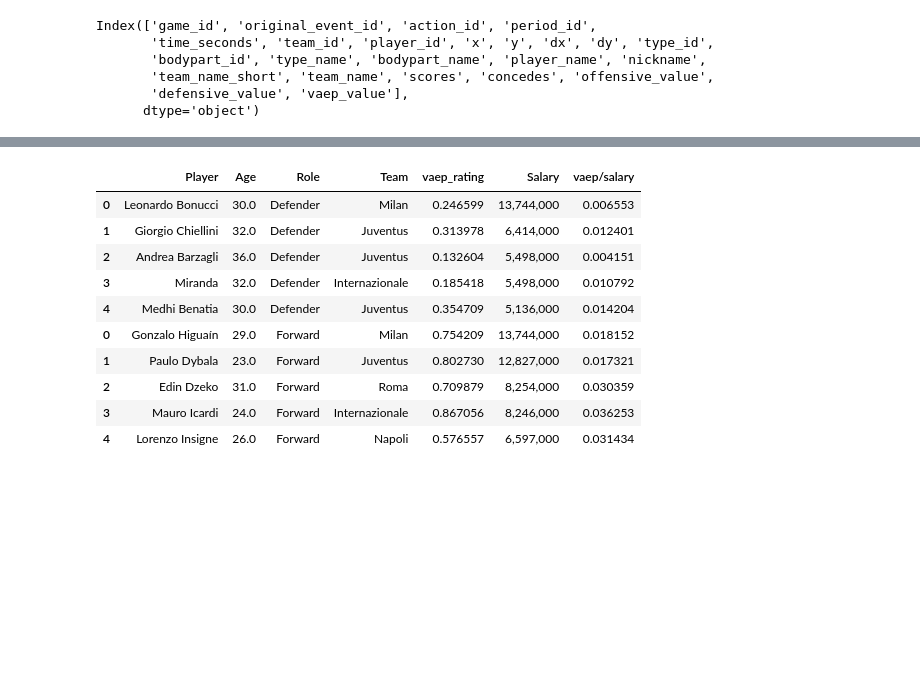
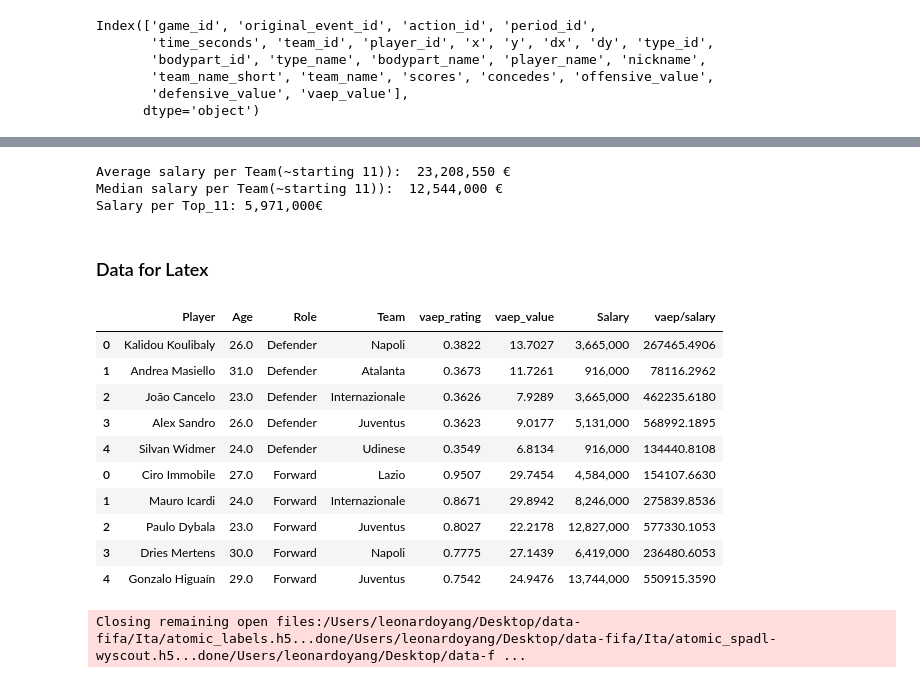
Before and after one commit to leonardoy99/Thesis_Moneyball, a Jupyter notebook: Code/Atomic_SPADL_ITA.ipynb, the cells around one changed output, grey strips where cells are left out. Saved outputs shown, nothing was run; the diff lists cells and outputs as text; code cells hidden in the pictures; blank space fills up the shorter version.

```diff
--- a/Code/Atomic_SPADL_ITA.ipynb
+++ b/Code/Atomic_SPADL_ITA.ipynb
@@ -73,6 +43,7 @@ Data columns (total 6 columns):
 dtypes: int64(2), object(4)
 memory usage: 464.0+ bytes
 # %%
+comp = ['Italy']
 selected_competitions = competitions[(competitions['country_name'] =='Italy')]
 selected_competitions
 # %% [output]
@@ -306,13 +264,3 @@ for shot in list(atomic_actions[(atomic_actions.type_name == "goal")][2:3].index
-# %%
-df_players = pd.read_json('/Users/leonardoyang/Desktop/Tesi/Wyscout/raw/players.json')
-df_players = df_players[['wyId','shortName','role']]
-
-Role = []
-for i in range(len(df_players)):
-    Role.append(df_players['role'][i]['name'])
-
-df_players['Role'] = Role
-df_players.drop('role', axis = 1,inplace = True)
 # %% [markdown]
 ## Compute features and labels
 # %%
@@ -583,0 +489,4 @@ copy[['player_name','Role','Team','vaep_rating']]
+# %%
+stats = pickle.load(open('players_ita.sav', 'rb'))
+stats = stats[stats.minutes_played > 1710] # at least 19 full games played
+stats.sort_values("vaep_rating",ascending=False)[:10]
@@ -703,0 +534,20 @@ top_11[['Player','Age','Role','Team','vaep_rating','Salary','vaep/salary']]
+# %%
+#Retrieve player full name and surname
+players['Name'] =[players['player_name'][i-1:i].values[0].split()[0] for i in range(1,len(players.player_name)+1)]
+players['Surname'] =[players['player_name'][i-1:i].values[0].split()[-1] for i in range(1,len(players.player_name)+1)]
+giocatori = stats.merge(players, on = 'player_id').drop(['nickname'], axis = 1)
+#giocatori = giocatori[giocatori['minutes_played']>1710]
+
+#Merge players' stats and salary based on surname,name. Those players not matched due to language barriers were manually added by including their WyID in the salary data.
+df = pd.merge(giocatori,ita, on = ['Name','Surname'], how = 'left').sort_values('Annual Gross(IN EUR)', ascending = False).rename(columns={'Annual Gross(IN EUR)':'Salary'})
+df = df[['player_id','Player','Age','Role_x','Team_x','vaep_value','offensive_value','defensive_value','count','minutes_played','vaep_rating','Salary']]
+missing = pd.merge(df,ita, left_on = 'player_id', right_on = 'ID')
+missing = missing[['player_id','Player_y','Age_y','Role_x','Team_x','vaep_value','offensive_value','defensive_value','count','minutes_played','vaep_rating','Annual Gross(IN EUR)']]
+missing.rename(columns={'Player_y':'Player','Age_y':'Age','Annual Gross(IN EUR)':'Salary'}, inplace = True)
+
+df = pd.concat([df,missing]).rename(columns = {'Role_x':'Role','Team_x':'Team'}).reset_index(drop=True)
+df = df.dropna().drop('player_id', axis = 1)
+#Create VAEP/Salary
+df['vaep/salary'] = df['Salary'] / df['vaep_value']
+display(df[(df['Role']=='Defender')].sort_values('vaep/salary',ascending = False).groupby('Role').mean())
+display(df[(df['Role']=='Forward')].sort_values('vaep/salary',ascending = False).groupby('Role').mean())
@@ -704,18 +601,30 @@ top_11[['Player','Age','Role','Team','vaep_rating','Salary','vaep/salary']]
+# %%
+print("Average salary per Team(~starting 11)): ",('{:,}'.format(int(df.groupby('Team').sum()['Salary'].mean()))),"€")
+print("Median salary per Team(~starting 11)): ",('{:,}'.format(int(df.groupby('Team').sum()['Salary'].median()))),"€")
+print("Salary per Top_11: " + ('{:,}'.format(int(top_11.Salary.sum()))+ "€"))
+# %% [output]
+Average salary per Team(~starting 11)):  23,208,550 €
+Median salary per Team(~starting 11)):  12,544,000 €
+Salary per Top_11: 5,971,000€
+# %% [markdown]
+### Data for Latex
 # %%
-d = df[df['Role']=='Defender'].sort_values('Salary',ascending = False)[['Player','Age','Role','Team','vaep_rating','Salary','vaep/salary']][:5].reset_index(drop = True)
-a = df[df['Role']=='Forward'].sort_values('Salary',ascending = False)[['Player','Age','Role','Team','vaep_rating','Salary','vaep/salary']][:5].reset_index(drop = True)
+d = df[df['Role']=='Defender'].sort_values('vaep_rating',ascending = False)[['Player','Age','Role','Team','vaep_rating','vaep_value','Salary','vaep/salary']][:5].reset_index(drop = True)
+a = df[df['Role']=='Forward'].sort_values('vaep_rating',ascending = False)[['Player','Age','Role','Team','vaep_rating','vaep_value','Salary','vaep/salary']][:5].reset_index(drop = True)
 sal = pd.concat([d,a])
 sal['Salary'] = sal['Salary'].astype(int).map('{:,}'.format)
+sal.loc[:,'vaep_rating':] = sal.loc[:,'vaep_rating':].round(4)
 sal
 # %% [output]
-|  | Player | Age | Role | Team | vaep_rating | Salary | vaep/salary |
-| 0 | Leonardo Bonucci | 30.0 | Defender | Milan | 0.246599 | 13,744,000 | 0.006553 |
-| 1 | Giorgio Chiellini | 32.0 | Defender | Juventus | 0.313978 | 6,414,000 | 0.012401 |
-| 2 | Andrea Barzagli | 36.0 | Defender | Juventus | 0.132604 | 5,498,000 | 0.004151 |
-| 3 | Miranda | 32.0 | Defender | Internazionale | 0.185418 | 5,498,000 | 0.010792 |
-| 4 | Medhi Benatia | 30.0 | Defender | Juventus | 0.354709 | 5,136,000 | 0.014204 |
-| 0 | Gonzalo Higuaín | 29.0 | Forward | Milan | 0.754209 | 13,744,000 | 0.018152 |
-| 1 | Paulo Dybala | 23.0 | Forward | Juventus | 0.802730 | 12,827,000 | 0.017321 |
-| 2 | Edin Dzeko | 31.0 | Forward | Roma | 0.709879 | 8,254,000 | 0.030359 |
-| 3 | Mauro Icardi | 24.0 | Forward | Internazionale | 0.867056 | 8,246,000 | 0.036253 |
-| 4 | Lorenzo Insigne | 26.0 | Forward | Napoli | 0.576557 | 6,597,000 | 0.031434 |
+|  | Player | Age | Role | Team | vaep_rating | vaep_value | Salary | vaep/salary |
+| 0 | Kalidou Koulibaly | 26.0 | Defender | Napoli | 0.3822 | 13.7027 | 3,665,000 | 267465.4906 |
+| 1 | Andrea Masiello | 31.0 | Defender | Atalanta | 0.3673 | 11.7261 | 916,000 | 78116.2962 |
+| 2 | João Cancelo | 23.0 | Defender | Internazionale | 0.3626 | 7.9289 | 3,665,000 | 462235.6180 |
+| 3 | Alex Sandro | 26.0 | Defender | Juventus | 0.3623 | 9.0177 | 5,131,000 | 568992.1895 |
+| 4 | Silvan Widmer | 24.0 | Defender | Udinese | 0.3549 | 6.8134 | 916,000 | 134440.8108 |
+| 0 | Ciro Immobile | 27.0 | Forward | Lazio | 0.9507 | 29.7454 | 4,584,000 | 154107.6630 |
+| 1 | Mauro Icardi | 24.0 | Forward | Internazionale | 0.8671 | 29.8942 | 8,246,000 | 275839.8536 |
+| 2 | Paulo Dybala | 23.0 | Forward | Juventus | 0.8027 | 22.2178 | 12,827,000 | 577330.1053 |
+| 3 | Dries Mertens | 30.0 | Forward | Napoli | 0.7775 | 27.1439 | 6,419,000 | 236480.6053 |
+| 4 | Gonzalo Higuaín | 29.0 | Forward | Juventus | 0.7542 | 24.9476 | 13,744,000 | 550915.3590 |
+Closing remaining open files:/Users/leonardoyang/Desktop/data-fifa/Ita/atomic_labels.h5...done/Users/leonardoyang/Desktop/data-fifa/Ita/atomic_spadl-wyscout.h5...done/Users/leonardoyang/Desktop/data-f ...
```
Also changed, not shown: parts of 67 cells of this notebook, 4 other files.
